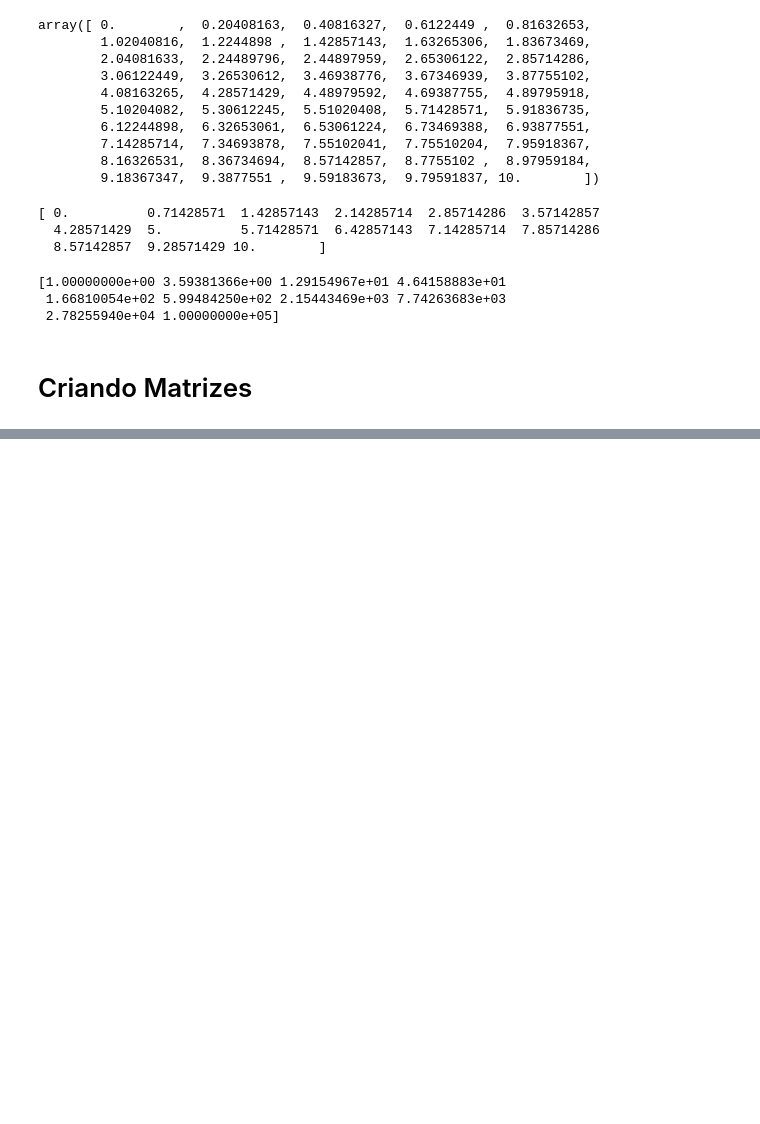
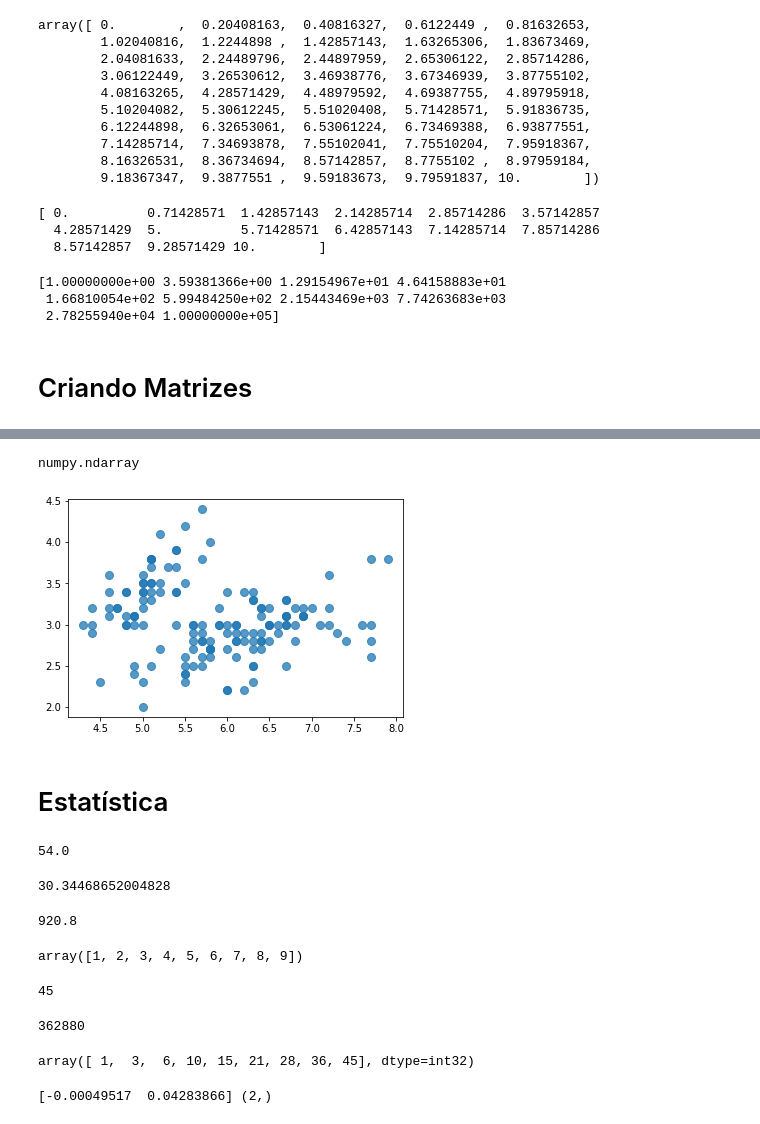
Before and after one commit to pedrohcms/curso_dsa, a Jupyter notebook: Cap08/numpy.ipynb, the cells around one changed output, grey strips where cells are left out. Saved outputs shown, nothing was run; the diff lists cells and outputs as text; code cells hidden in the pictures; blank space fills up the shorter version.

```diff
--- a/Cap08/numpy.ipynb
+++ b/Cap08/numpy.ipynb
@@ -171,0 +325,3 @@ print(np.logspace(0, 5, 10))
+# %%
+import os
+filename = os.path.join('iris.csv')
@@ -171,0 +371,12 @@ print(np.logspace(0, 5, 10))
+# %%
+type(arquivo)
+# %% [output]
+numpy.ndarray
+# %%
+# Gerando um plot a partir de um arquivo usando o NumPy
+var1, var2 = np.loadtxt(filename, delimiter=',', usecols=(0, 1), skiprows=1, unpack=True)
+plt.show(plt.plot(var1, var2, 'o', markersize=8, alpha=0.75))
+# %% [output]
+[figure, added]
+# %% [markdown]
+ # Estatística
@@ -171,0 +385,19 @@ print(np.logspace(0, 5, 10))
+# %%
+# Em estatística a média é o valor que aponta para onde mais se concentram os dados de uma distribuição
+np.mean(A)
+# %% [output]
+54.0
+# %%
+# O desvio padrão mostra o quanto de variação os disperção existe em
+# relação à média (ou valor esperado)
+# Um baixo desvio padrão indica que os dados estão espalhados por uma gama de valores
+np.std(A)
+# %% [output]
+30.34468652004828
+# %%
+# Variância de uma variável aleatória é uma medida da sua dispersão
+# estatística, indicando o "quão longe" em geral os seus valores se
+# encontram do valor esperado
+np.var(A)
+# %% [output]
+920.8
@@ -171,0 +406,25 @@ print(np.logspace(0, 5, 10))
+# %%
+d
+# %% [output]
+array([1, 2, 3, 4, 5, 6, 7, 8, 9])
+# %%
+# Retorna a soma dos elementos
+np.sum(d)
+# %% [output]
+45
+# %%
+# Retorna o produto dos elementos
+np.prod(d)
+# %% [output]
+362880
+# %%
+# Retorna a soma acumulada dos elementos
+np.cumsum(d)
+# %% [output]
+array([ 1,  3,  6, 10, 15, 21, 28, 36, 45], dtype=int32)
+# %%
+a = np.random.randn(400, 2)
+m = a.mean(0)
+print(m, m.shape)
+# %% [output]
+[-0.00049517  0.04283866] (2,)
```
Also changed, not shown: parts of 70 cells of this notebook, 4 other files.
